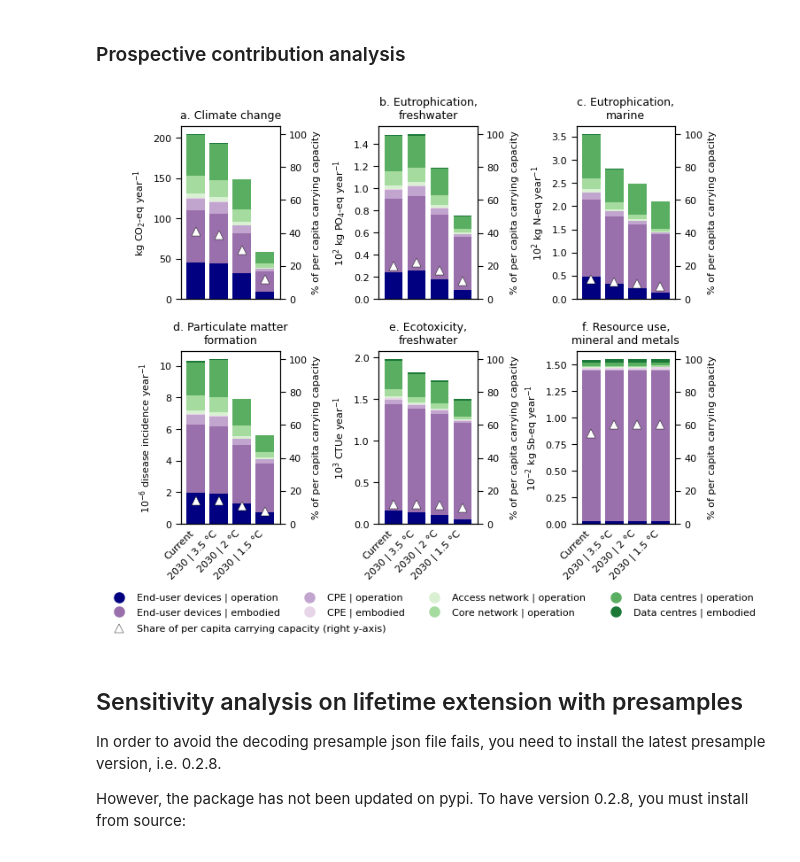
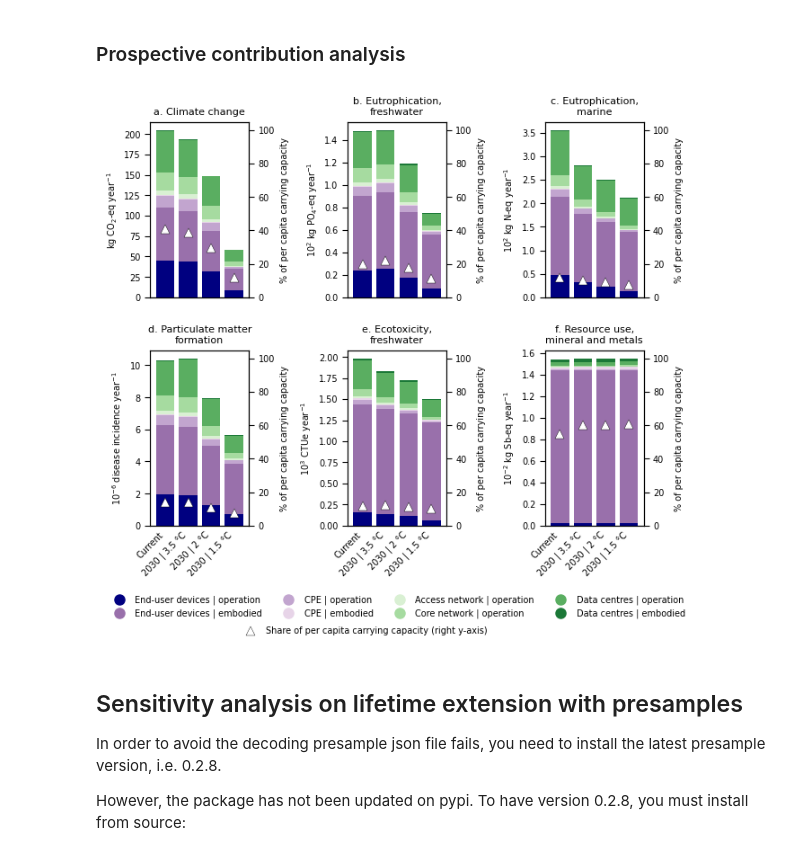
Before and after one commit to robyistrate/internet-environmental-footprint, a Jupyter notebook: notebooks/02_LCA_results_analysis.ipynb, the cells around one changed output. Saved outputs shown, nothing was run; the diff lists cells and outputs as text; code cells hidden in the pictures.

```diff
--- a/notebooks/02_LCA_results_analysis.ipynb
+++ b/notebooks/02_LCA_results_analysis.ipynb
@@ -136,28 +136,26 @@ system_color = ['navy',
                 '#1b7837']
 
 # Standards for figures format:
-# - length single column figure: 89 mm
+# - length single column figure: 88 mm
 # - length 1.5 column figure: 120-136 mm
-# - length 2 columns figure: 183 mm
+# - length 2 columns figure: 180 mm
 # - max. height figure : 247 mm
 
-fig_length = {1:   3.50394,    # 1 column
+fig_length = {1:   3.46457,    # 1 column
               1.5: 5.35433,    # 1.5 columns
-              2:   7.20472}    # 2 columns
+              2:   7.08661}    # 2 columns
 fig_height = 9.72441 # maxium height
-fontsize_title = 9
-fontsize_label = 8
-fontsize_legend = 8
-fontsize_axs = 8
+fontsize_title = 8
+fontsize_label = 7
+fontsize_legend = 7
+fontsize_axs = 7
 spineline_width = 0.6
 # %% [markdown]
 ## 1 Carbon footprint of digital content consumption
 # %%
 # Calculate current environmental impacts of digital content consumption for the 3 users in each location
-LCIA_users = lcia_per_user_and_loc(USERS,
-                                   LOCATIONS,
-                                   DBS['Digital content'],
-                                   LCIA_METHODS)
+LCIA_users = lcia_per_user_and_loc(
+    USERS, LOCATIONS, DBS['Digital content'], LCIA_METHODS)
 # %%
 # Only carbon footprint for each user and location
 carbon_footprint_loc = {
@@ -194,10 +192,7 @@ carbon_footprint_loc.sort_values('Medium technology user')
 ## Impacts assessment against per capita carrying capacity
 # %%
 CARRYING_CAPACITY_results = impacts_vs_carrying_capacity(
-    USERS,
-    LOCATIONS,
-    LCIA_users,
-    carrying_capacity_per_capita['carrying_capacity_2020']
+    USERS, LOCATIONS, LCIA_users, carrying_capacity_per_capita['carrying_capacity_2020']
     )
 # %%
 CARRYING_CAPACITY_low = pd.DataFrame(CARRYING_CAPACITY_results['Low technology user'])
@@ -908,7 +902,7 @@ DBS_PROSPECTIVE
  'Digital content RCP19 2030': 'internet-environmental-footprint, IMAGE SSP2-RCP19, 2030'}
 # %%
 # Calculate GLO average impacts by scenario and year
-YEARS = 2030 #[2030, 2040, 2050]
+YEARS = [2030] #[2030, 2040, 2050]
 LCIA_YEAR_SCENARIO = {}
 
 for scenario in ['Base', 'RCP26', 'RCP19']:
@@ -1059,37 +1053,37 @@ for row in range(2):
                 axs1.plot(count_pos, CARRYING_CAPACITY_YEAR_SCENARIO_new[prospective_categories[counter]][sc][year],
                           marker=marker_style, ms=marker_size, color=marker_color,  mec='black', mew=0.3)
                 count_pos += 1
         axs1.set_ylim(shares_lims[counter][0], shares_lims[counter][1])
        # if counter == 0:
        #     axs1.set_ylim(-15,105)
        # else:
         axs1.set_ylim(0,105)
         axs1.tick_params(axis='y', which='major', direction='out', length=4, labelsize=fontsize_axs)
         axs1.set_ylabel('% of per capita carrying capacity', fontsize=fontsize_label)
 
         counter += 1
 
 # LEGEND
 patch_1 = Line2D([0], [0], color=system_color[0], label=INTERNET_COMPONENTS[0], ls='None', marker='o', ms=8)
 patch_2 = Line2D([0], [0], color=system_color[1], label=INTERNET_COMPONENTS[1], ls='None', marker='o', ms=8)
 patch_3 = Line2D([0], [0], color=system_color[2], label=INTERNET_COMPONENTS[2], ls='None', marker='o', ms=8)
 patch_4 = Line2D([0], [0], color=system_color[3], label=INTERNET_COMPONENTS[3], ls='None', marker='o', ms=8)
 patch_5 = Line2D([0], [0], color=system_color[4], label=INTERNET_COMPONENTS[4], ls='None', marker='o', ms=8)
 patch_6 = Line2D([0], [0], color=system_color[5], label=INTERNET_COMPONENTS[5], ls='None', marker='o', ms=8)
 patch_7 = Line2D([0], [0], color=system_color[6], label=INTERNET_COMPONENTS[6], ls='None', marker='o', ms=8)
 patch_8 = Line2D([0], [0], color=system_color[7], label=INTERNET_COMPONENTS[7], ls='None', marker='o', ms=8)
 
 axs[1,1].legend(handles=[patch_1, patch_2, patch_3, patch_4, patch_5, patch_6, patch_7, patch_8],
-                bbox_to_anchor=(3.9,-0.35), ncol=4, frameon=False, edgecolor='black',  facecolor='White', fontsize=fontsize_legend)
+                bbox_to_anchor=(3.5,-0.35), ncol=4, frameon=False, edgecolor='black',  facecolor='White', fontsize=fontsize_legend)
 
 pb_line = [Line2D([0], [0], color=marker_color, ms=marker_size, marker=marker_style,  mec='black', mew=0.3, ls='None')]
 labels = ['Share of per capita carrying capacity (right y-axis)']
-axs[1,0].legend(pb_line, labels, frameon=False, bbox_to_anchor=(2.16, -0.53), fontsize=fontsize_axs)
+axs[1,0].legend(pb_line, labels, frameon=False, bbox_to_anchor=(3.5, -0.53), fontsize=fontsize_axs)
 
 fig.subplots_adjust(wspace=1, hspace=0.3)
-plt.savefig(Path(str(r"..\reports\submission") + '/fig_4.jpg'), dpi=600, bbox_inches='tight')
+plt.savefig(Path(str(r"..\reports\submission") + '/fig_4.pdf'), dpi=600, bbox_inches='tight')
 # %% [output]
-[figure, old version]
+[figure, new version]
 # %% [markdown]
 ## Sensitivity analysis on lifetime extension with presamples
 
```
Also changed, not shown: parts of 8 cells of this notebook, 8 other files.
